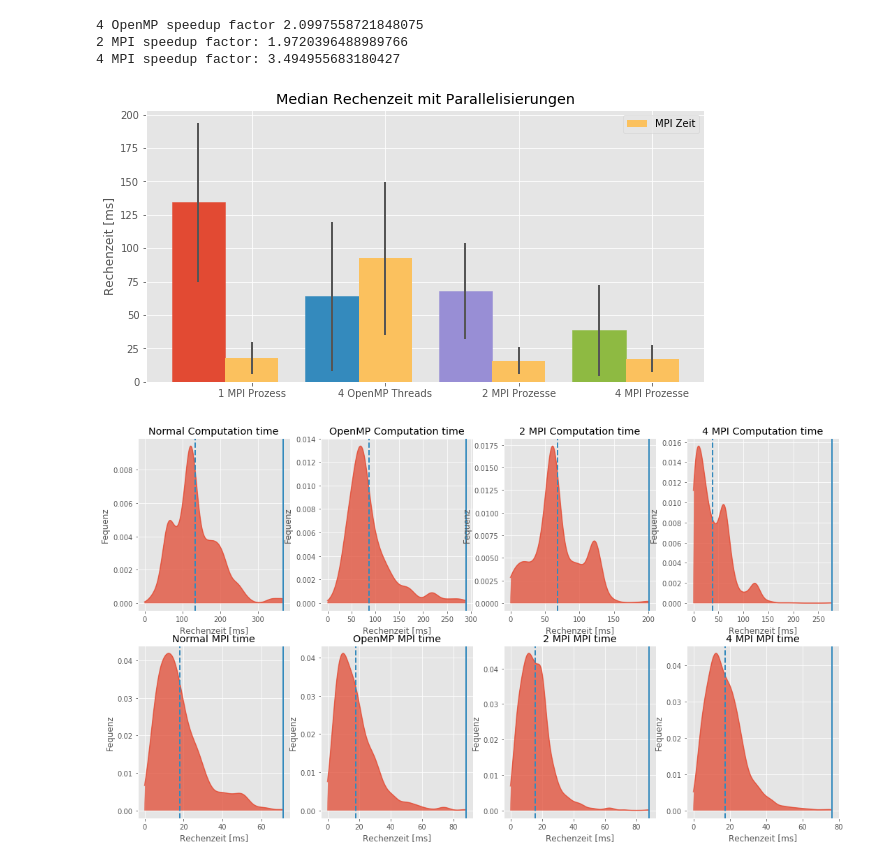
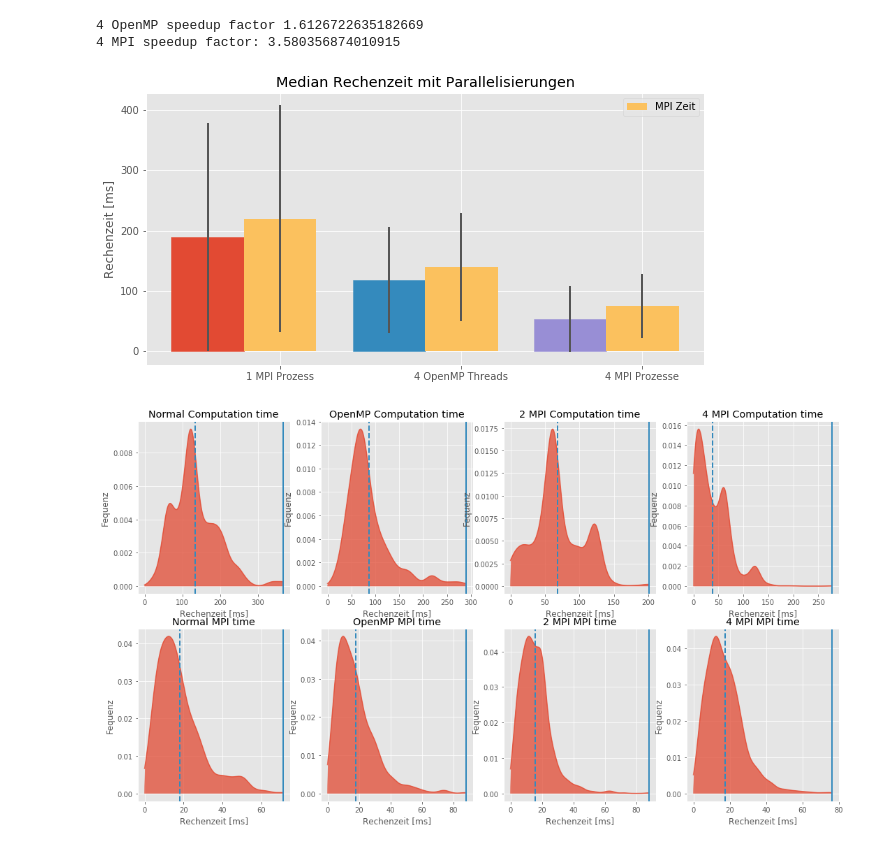
Before and after one commit to eragp/mandelbrot, a Jupyter notebook: eval/scalingGraph/Parallelism.ipynb, the cells around one changed output. Saved outputs shown, nothing was run; the diff lists cells and outputs as text; code cells hidden in the pictures.

Commit message:
Small changes to parallel evaluation

```diff
--- a/eval/scalingGraph/Parallelism.ipynb
+++ b/eval/scalingGraph/Parallelism.ipynb
@@ -33,10 +33,9 @@ def mean_confidence(data, confidence=0.95):
     h = se * scipy.stats.t.ppf((1+ confidence) / 2., n - 1)
     return m, h
 # %%
-normalT = load_json("./data/data_parallel_normal.json")
-ompT = load_json("./data/data_parallel_4_OpenMP_workerloop.json")
-mpiT = load_json("./data/data_parallel_4_MPI.json")
-mpi2T = load_json("./data/data_parallel_2_MPI.json")
+normalT = load_json("./data/dynamic_no_size/data_parallel_normal.json")
+ompT = load_json("./data/dynamic_no_size/data_parallel_4_OpenMP.json")
+mpiT = load_json("./data/dynamic_no_size/data_parallel_4_MPI.json")
 
 def stat(data):
     a, b = zip(*data)
@@ -49,54 +48,50 @@ def stat(data):
 normal, normalErr, normalMPI, normalMPIerr = stat(normalT)
 omp, ompErr, ompMPI, ompMPIerr = stat(ompT)
 mpi, mpiErr, mpiMPI, mpiMPIerr = stat(mpiT)
-mpi2, mpi2Err, mpi2MPI, mpi2MPIerr = stat(mpi2T)
 
 
-x_ticks = ["1 MPI Prozess", "4 OpenMP Threads", '2 MPI Prozesse', "4 MPI Prozesse"]
+x_ticks = ["1 MPI Prozess", "4 OpenMP Threads",  "4 MPI Prozesse"]
 x = np.arange(len(x_ticks))
-y = (normal, omp, mpi2, mpi)
-yerr = (normalErr, ompErr, mpi2Err, mpiErr)
+y = (normal, omp, mpi)
+yerr = (normalErr, ompErr, mpiErr)
 
 
 fig, ax = plt.subplots(figsize=(10,5))
 total_width = 0.8
 ind_width = total_width / 2
 alteration = np.arange(-(total_width / 2), total_width/2, ind_width)
 
 barlist = ax.bar(alteration[0] + x, y, align='center', width=ind_width)
 
-barlist[0].set_color('#E24A33')
-barlist[1].set_color('#348ABD')
-barlist[2].set_color('#988ED5')
-barlist[3].set_color('#8EBA42')
+barlist[0].set_color('C0')
+barlist[1].set_color('C1')
+barlist[2].set_color('C2')
 
 
-yMPI = (normalMPI, ompMPI, mpi2MPI, mpiMPI)
-yMPIErr = (normalMPIerr, ompMPIerr, mpi2MPIerr, mpiMPIerr)
+yMPI = (normalMPI, ompMPI, mpiMPI)
+yMPIErr = (normalMPIerr, ompMPIerr, mpiMPIerr)
 ax.bar(alteration[1] + x, yMPI, align='center', color='#FBC15E', width=ind_width, label='MPI Zeit')
 
 
 ax.errorbar(alteration[0] + x, y, yerr=yerr, color='#555555', ls='none', lw = 2, capthick = 2)
 ax.errorbar(alteration[1] + x, yMPI, yerr=yMPIErr, color='#555555', ls='none', lw = 2, capthick = 2)
 ax.set_ylabel('Rechenzeit [ms]')
 ax.set_title('Median Rechenzeit mit Parallelisierungen')
 
 ax.set_xticks(np.arange(len(x_ticks)))
 ax.set_xticklabels(x_ticks)
 ax.legend()
 #plt.yscale('log')
-save_fig(fig, 'parallelism')
+#save_fig(fig, 'parallelism')
 
 print('4 OpenMP speedup factor', normal / omp)
-print('2 MPI speedup factor:', normal / mpi2)
 print('4 MPI speedup factor:', normal / mpi)
 
 plt.show()
 # %% [output]
-4 OpenMP speedup factor 2.0997558721848075
-2 MPI speedup factor: 1.9720396488989766
-4 MPI speedup factor: 3.494955683180427
+4 OpenMP speedup factor 1.6126722635182669
+4 MPI speedup factor: 3.580356874010915
-[figure, old version]
+[figure, new version]
 # %%
 from scipy.stats import gaussian_kde
 from math import floor
```
Also changed, not shown: 6 other files.
